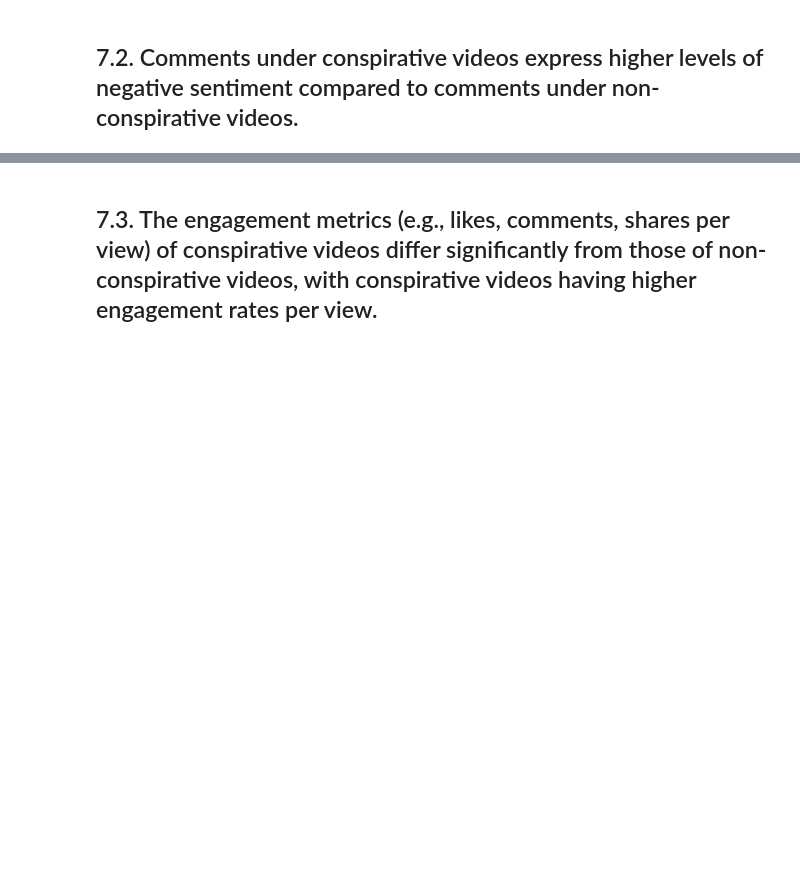
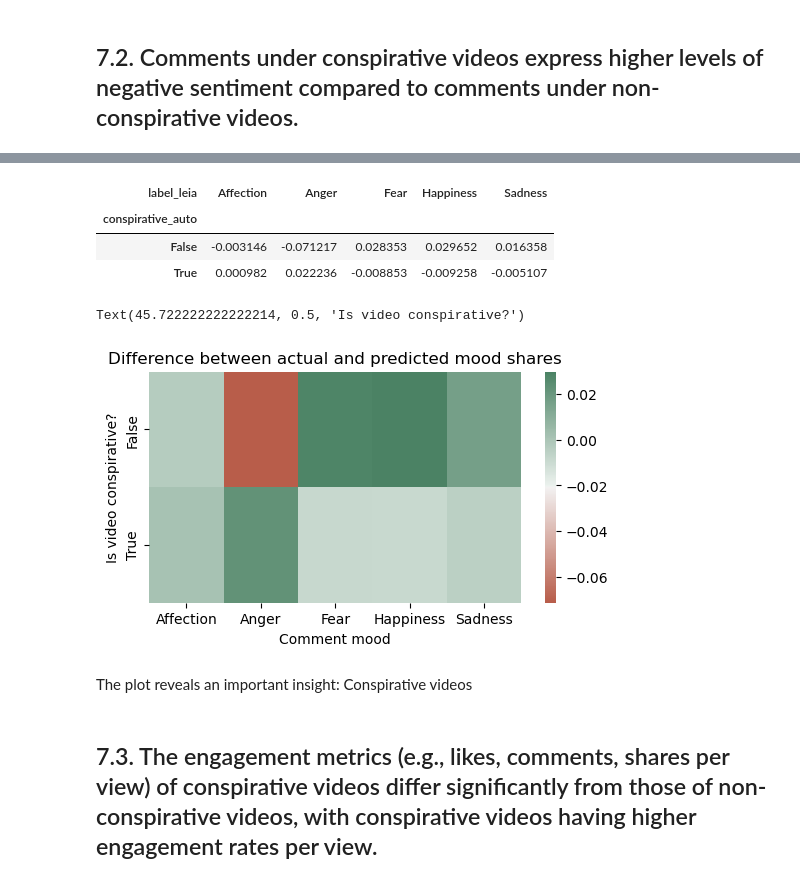
Before and after one commit to julia-king-edu/so-24_smda_project, a Jupyter notebook: 03_analysis.ipynb, the cells around one changed output, grey strips where cells are left out. Drawn from its saved outputs; the diff is of its cells as text; code cells hidden in the pictures; blank space fills up the shorter version.

```diff
--- a/03_analysis.ipynb
+++ b/03_analysis.ipynb
@@ -90,0 +144,6 @@ consp_contingency - pd.DataFrame(expected)
+# %%
+# create merged df with conspirative label and mood
+
+h2_df = pd.merge(comment_df, video_df["conspirative_auto"], left_on = "video_id", right_index = True)
+
+h2_df.sample(3) # using sample to show different video ids
@@ -90,0 +248,9 @@ consp_contingency - pd.DataFrame(expected)
+# %%
+# chi squared test
+
+h2_chi2, h2_p, h2_dof, h2_expected = chi2_contingency(h2_contingency)
+h2_expected = pd.DataFrame(h2_expected, index = h2_contingency.index, columns = h2_contingency.columns)
+
+print("Chi-square statistic:", h2_chi2)
+print("p-value:", h2_p)
+print("Expected distributions under h0: \n", h2_expected)
@@ -91,2 +270,20 @@ consp_contingency - pd.DataFrame(expected)
+# %%
+h2_shares - row_share(h2_expected)
+# %% [output]
+| label_leia | Affection | Anger | Fear | Happiness | Sadness |
+| conspirative_auto |  |  |  |  |  |
+| False | -0.003146 | -0.071217 | 0.028353 | 0.029652 | 0.016358 |
+| True | 0.000982 | 0.022236 | -0.008853 | -0.009258 | -0.005107 |
+# %%
+plt.figure(figsize = (6, 3))
+sns.heatmap(h2_shares - row_share(h2_expected), cmap = sns.diverging_palette(20, 145, s=60, as_cmap=True))
+plt.title("Difference between actual and predicted mood shares")
+plt.xlabel("Comment mood")
+plt.ylabel("Is video conspirative?")
+# %% [output]
+Text(45.722222222222214, 0.5, 'Is video conspirative?')
+[figure, added]
+# %% [markdown]
+The plot reveals an important insight: Conspirative videos
 # %% [markdown]
 ## 7.3. The engagement metrics (e.g., likes, comments, shares per view) of conspirative videos differ significantly from those of non-conspirative videos, with conspirative videos having higher engagement rates per view.
```
Also changed, not shown: parts of 24 cells of this notebook, 3 other files.
